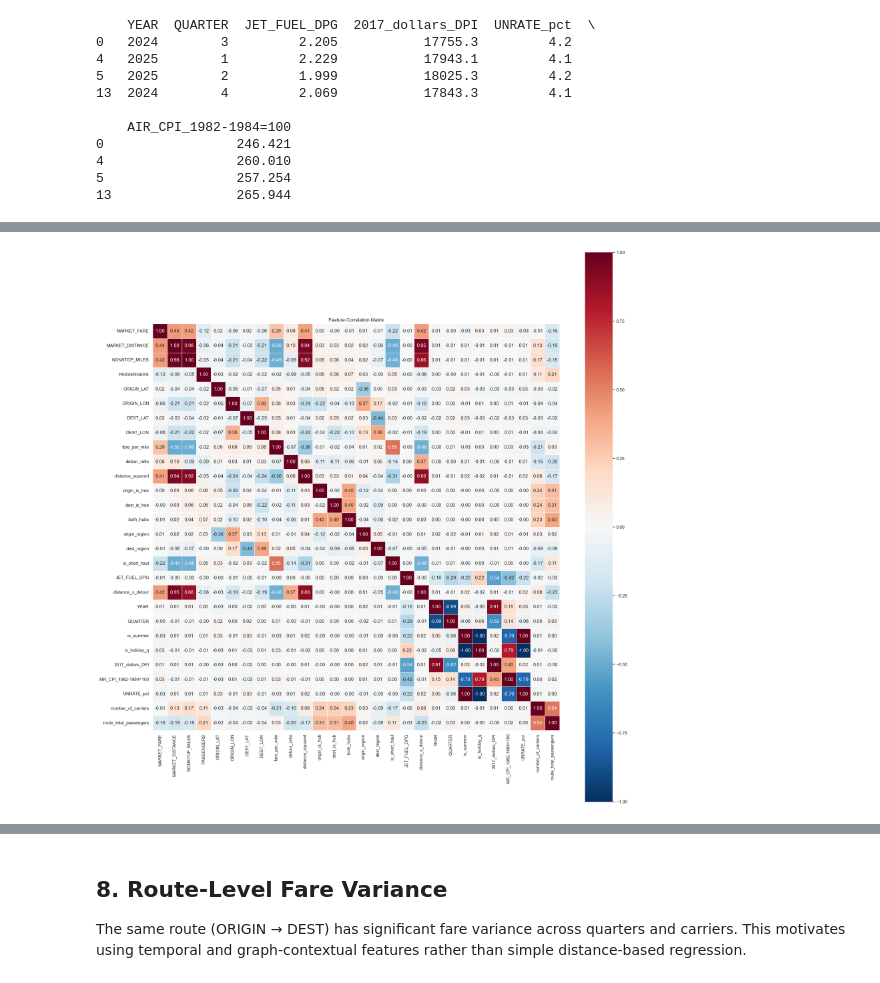
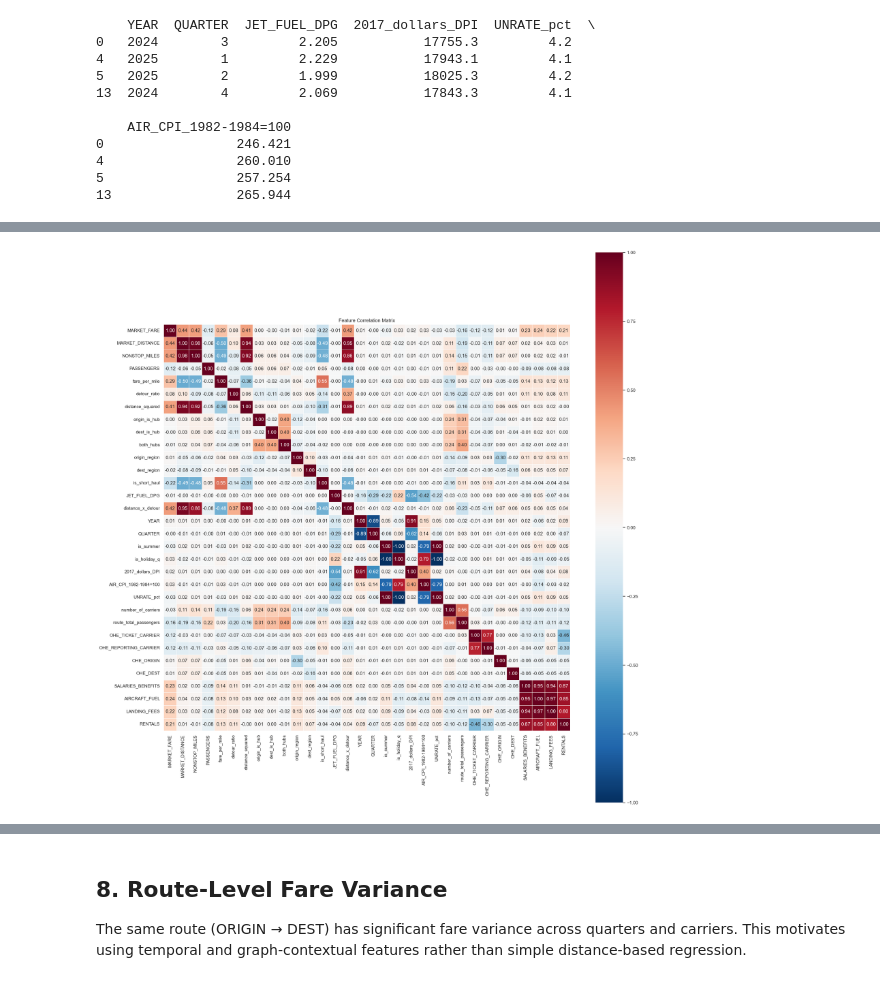
Before and after one commit to normangw/6600-neural-networks, a Jupyter notebook: technical-details/eda/eda.ipynb, the cells around one changed output, grey strips where cells are left out. Cells and saved outputs as stored; diff of their text form; code cells hidden in the pictures.

```diff
--- a/technical-details/eda/eda.ipynb
+++ b/technical-details/eda/eda.ipynb
@@ -41,7 +41,7 @@ print(f"Full dataset: {df.shape[0]:,} rows × {df.shape[1]} columns")
 print(f"Columns: {list(df.columns)}")
 
 # 10% sample for visualizations — full dataset used for aggregate stats
-df_sample = df.sample(frac=0.1, random_state=42).reset_index(drop=True)
+df_sample = df.sample(frac=0.05, random_state=42).reset_index(drop=True)
 print(f"\nSample for plots: {df_sample.shape[0]:,} rows")
 df_sample.head()
 # %% [output]
@@ -383,0 +390,26 @@ print(df_sample[['YEAR', 'QUARTER', 'JET_FUEL_DPG', '2017_dollars_DPI', 'UNRATE_
+# %%
+#FEES AND SALARY FOR AIRLINE in thousands of dollars
+p6_2025_q1 = pd.read_csv('../../data/rawdata/P6_2025_Q1.csv')
+p6_2025_q2 = pd.read_csv('../../data/rawdata/P6_2025_Q2.csv')
+p6_2025_q3 = pd.read_csv('../../data/rawdata/P6_2024_Q3.csv')
+p6_2025_q4 = pd.read_csv('../../data/rawdata/P6_2024_Q4.csv')
+
+form41 = pd.concat([p6_2025_q1, p6_2025_q2, p6_2025_q3, p6_2025_q4], ignore_index=True)
+
+for col in ['SALARIES', 'BENEFITS', 'SALARIES_BENEFITS', 'AIRCRAFT_FUEL', 'LANDING_FEES', 'RENTALS']:
+    form41[col] = form41[col] * 1000
+
+#group data from different regions
+form41_agg = (
+    form41.groupby(['UNIQUE_CARRIER', 'YEAR', 'QUARTER'])
+    [['SALARIES_BENEFITS', 'AIRCRAFT_FUEL', 'LANDING_FEES', 'RENTALS']]
+    .sum()
+    .reset_index()
+)
+
+df_sample = df_sample.merge(
+    form41_agg,
+    left_on =['TICKET_CARRIER', 'YEAR', 'QUARTER'],
+    right_on=['UNIQUE_CARRIER',  'YEAR', 'QUARTER'],
+    how='left'
+).drop(columns='UNIQUE_CARRIER')
@@ -384,22 +426,24 @@ print(df_sample[['YEAR', 'QUARTER', 'JET_FUEL_DPG', '2017_dollars_DPI', 'UNRATE_
 # %%
 num_cols = ['MARKET_FARE', 'MARKET_DISTANCE', 'NONSTOP_MILES', 'PASSENGERS',
-    'ORIGIN_LAT', 'ORIGIN_LON', 'DEST_LAT', 'DEST_LON',
     'fare_per_mile', 'detour_ratio', 'distance_squared',
     'origin_is_hub', 'dest_is_hub', 'both_hubs',
     'origin_region', 'dest_region',
     'is_short_haul', 'JET_FUEL_DPG',
     'distance_x_detour', 'YEAR', 'QUARTER',
     'is_summer', 'is_holiday_q', '2017_dollars_DPI', 'AIR_CPI_1982-1984=100',
-    'UNRATE_pct', 'number_of_carriers', 'route_total_passengers']
+    'UNRATE_pct', 'number_of_carriers', 'route_total_passengers', 'OHE_TICKET_CARRIER',
+    'OHE_REPORTING_CARRIER', 'OHE_ORIGIN', 'OHE_DEST',
+    'SALARIES_BENEFITS', 'AIRCRAFT_FUEL', 'LANDING_FEES', 'RENTALS'
+]
 
 corr = df_sample[num_cols].corr()
 
 fig, ax = plt.subplots(figsize=(20,20))
 sns.heatmap(corr, annot=True, fmt='.2f', cmap='RdBu_r', center=0,
             square=True, ax=ax, linewidths=0.5)
 ax.set_title('Feature Correlation Matrix')
 plt.tight_layout()
 plt.show()
 df_sample[num_cols].corr()
 # %% [output]
-[figure, old version]
+[figure, new version]
```
Also changed, not shown: parts of 8 cells of this notebook, 1 other file.
